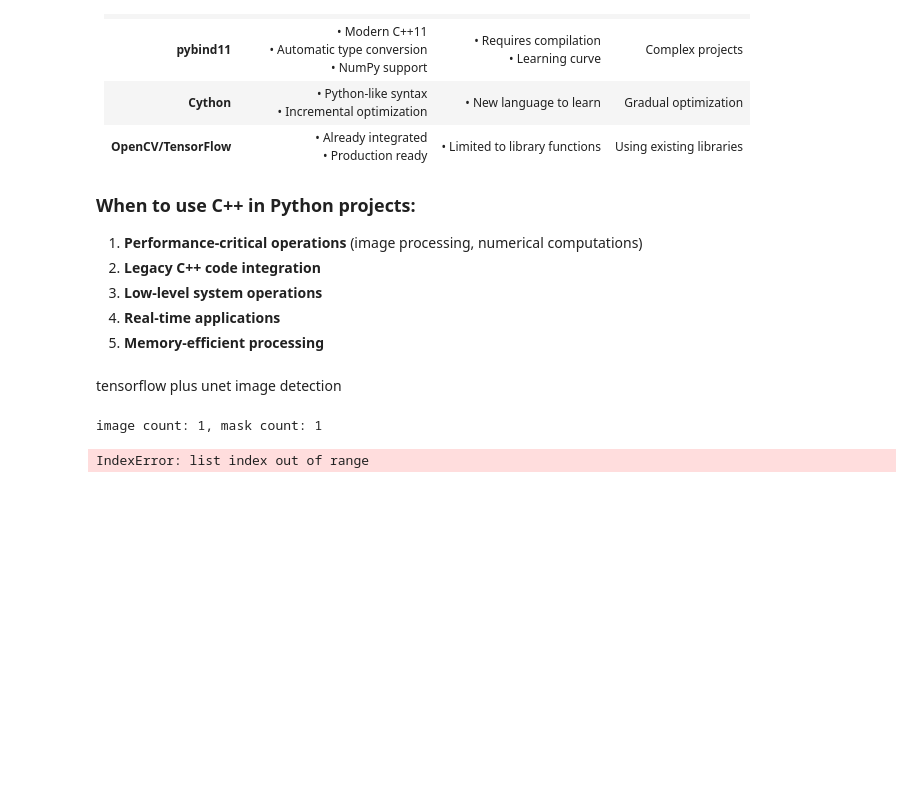
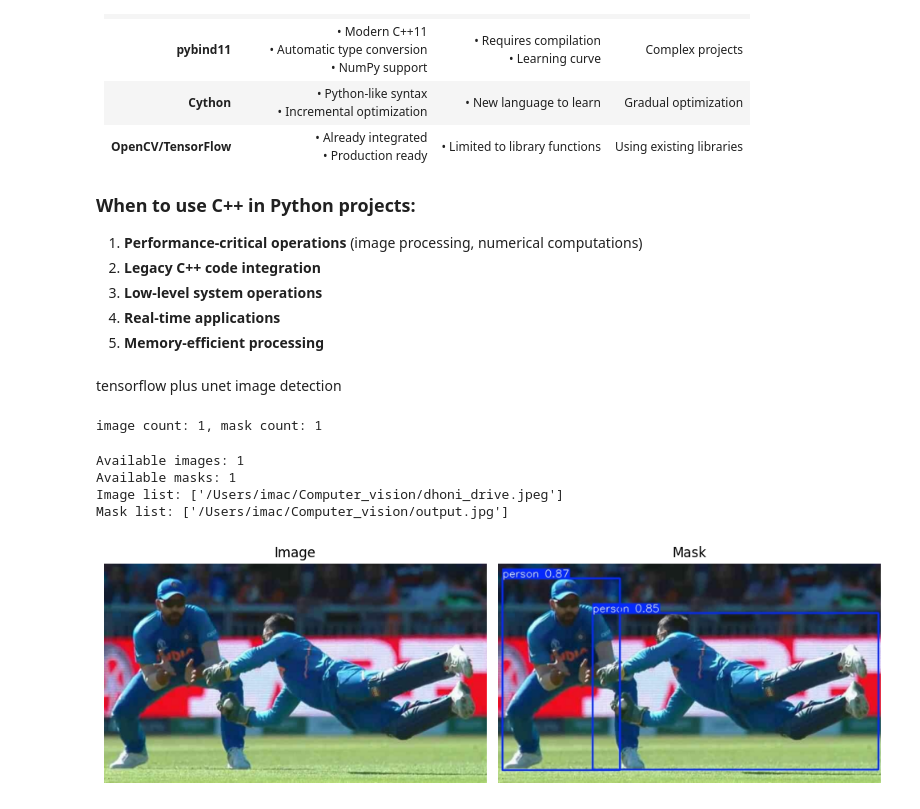
Before and after one commit to shovo896/Computer_vision, a Jupyter notebook: image_segmen.ipynb, the cells around one changed output. Cells and saved outputs as stored; diff of their text form; code cells hidden in the pictures; blank space fills up the shorter version.

```diff
--- a/image_segmen.ipynb
+++ b/image_segmen.ipynb
@@ -336,17 +336,31 @@ if len(image_list) != len(mask_list):
 # %% [output]
 image count: 1, mask count: 1
 # %%
-N=2
+print(f'Available images: {len(image_list)}')
+print(f'Available masks: {len(mask_list)}')
+print(f'Image list: {image_list}')
+print(f'Mask list: {mask_list}')
+
+# Fix: Use N=0 since you only have 1 image
+N = 0  # Changed from 2 to 0
+if N >= len(image_list):
+    print(f' Error: N={N} but only {len(image_list)} images available')
+    N = 0
+
 img=imageio.imread(image_list[N])
 mask=imageio.imread(mask_list[N])
 fig, ax = plt.subplots(1, 2, figsize=(10, 5))
 ax[0].imshow(img)
 ax[0].set_title('Image')
 ax[1].imshow(mask)
 ax[1].set_title('Mask')
 for a in ax:
     a.axis('off')
 plt.tight_layout()
 plt.show()
 # %% [output]
-IndexError: list index out of range
+Available images: 1
+Available masks: 1
+Image list: ['/Users/imac/Computer_vision/dhoni_drive.jpeg']
+Mask list: ['/Users/imac/Computer_vision/output.jpg']
+[figure, added]
```
